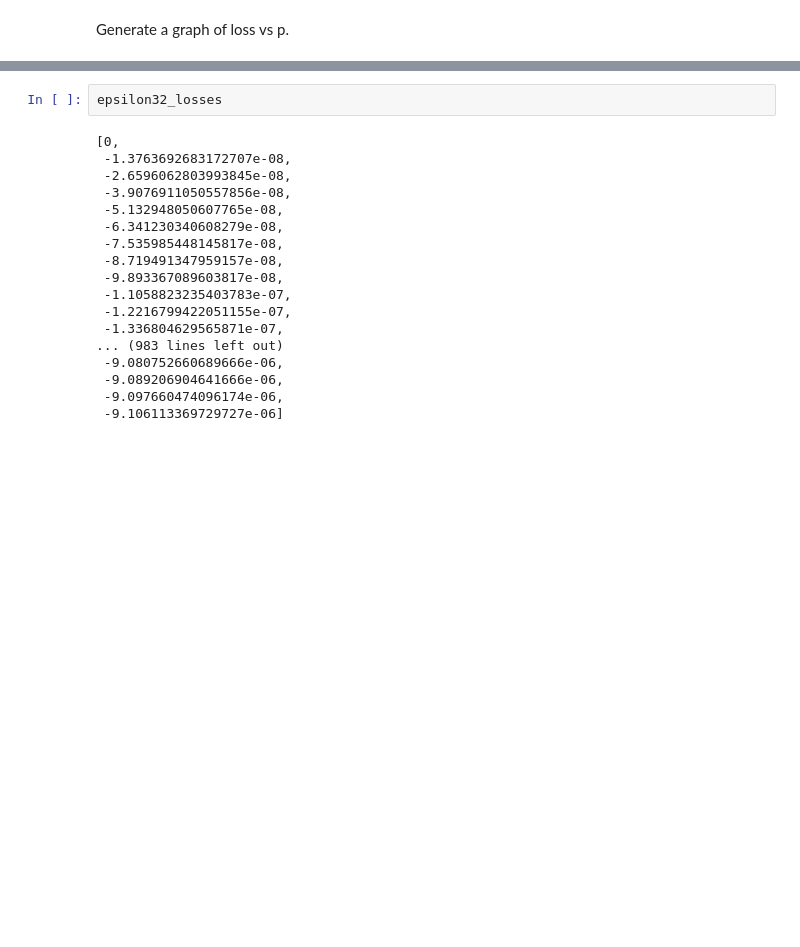
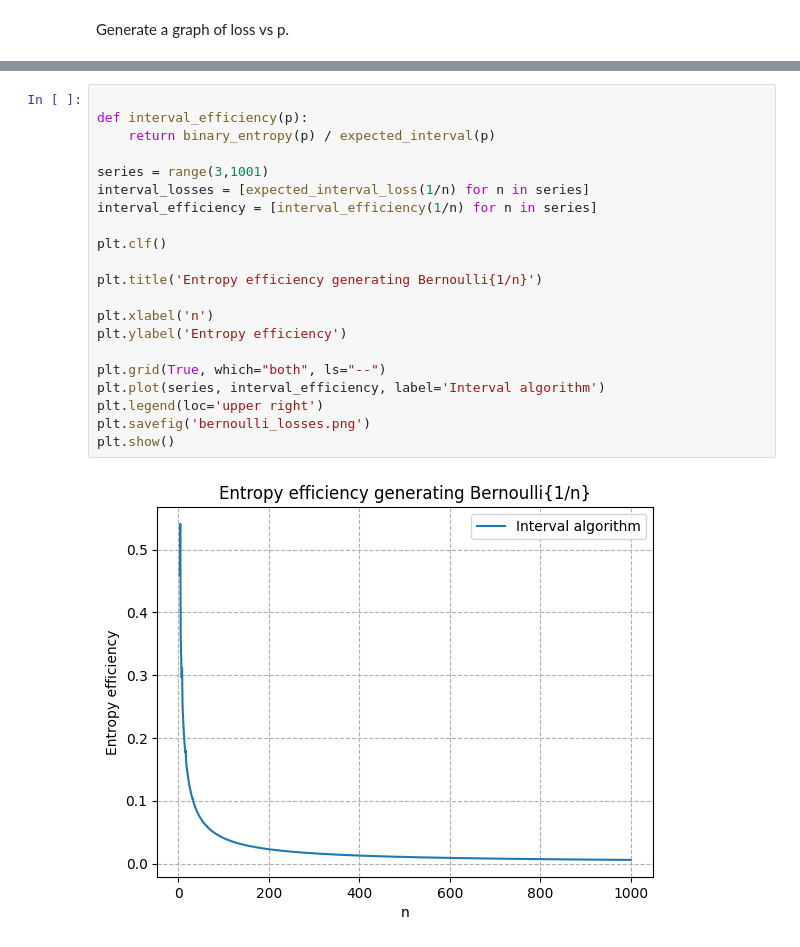
Before and after one commit to calum74/entropy, a Jupyter notebook: entropy.ipynb, the cells around one changed output, grey strips where cells are left out. Saved outputs shown, nothing was run; the diff lists cells and outputs as text; blank space fills up the shorter version.

```diff
--- a/entropy.ipynb
+++ b/entropy.ipynb
@@ -441,20 +449,23 @@ plt.show()
 # %%
-epsilon32_losses
+
+def interval_efficiency(p):
+    return binary_entropy(p) / expected_interval(p)
+
+series = range(3,1001)
+interval_losses = [expected_interval_loss(1/n) for n in series]
+interval_efficiency = [interval_efficiency(1/n) for n in series]
+
+plt.clf()
+
+plt.title('Entropy efficiency generating Bernoulli{1/n}')
+
+plt.xlabel('n')
+plt.ylabel('Entropy efficiency')
+
+plt.grid(True, which="both", ls="--")
+plt.plot(series, interval_efficiency, label='Interval algorithm')
+plt.legend(loc='upper right')
+plt.savefig('bernoulli_losses.png')
+plt.show()
 # %% [output]
-[0,
- -1.3763692683172707e-08,
- -2.6596062803993845e-08,
- -3.9076911050557856e-08,
- -5.132948050607765e-08,
- -6.341230340608279e-08,
- -7.535985448145817e-08,
- -8.719491347959157e-08,
- -9.893367089603817e-08,
- -1.1058823235403783e-07,
- -1.2216799422051155e-07,
- -1.336804629565871e-07,
-... (983 lines left out)
- -9.080752660689666e-06,
- -9.089206904641666e-06,
- -9.097660474096174e-06,
- -9.106113369729727e-06]
+[figure, added]
```
Also changed, not shown: parts of 2 cells of this notebook, 1 other file.
